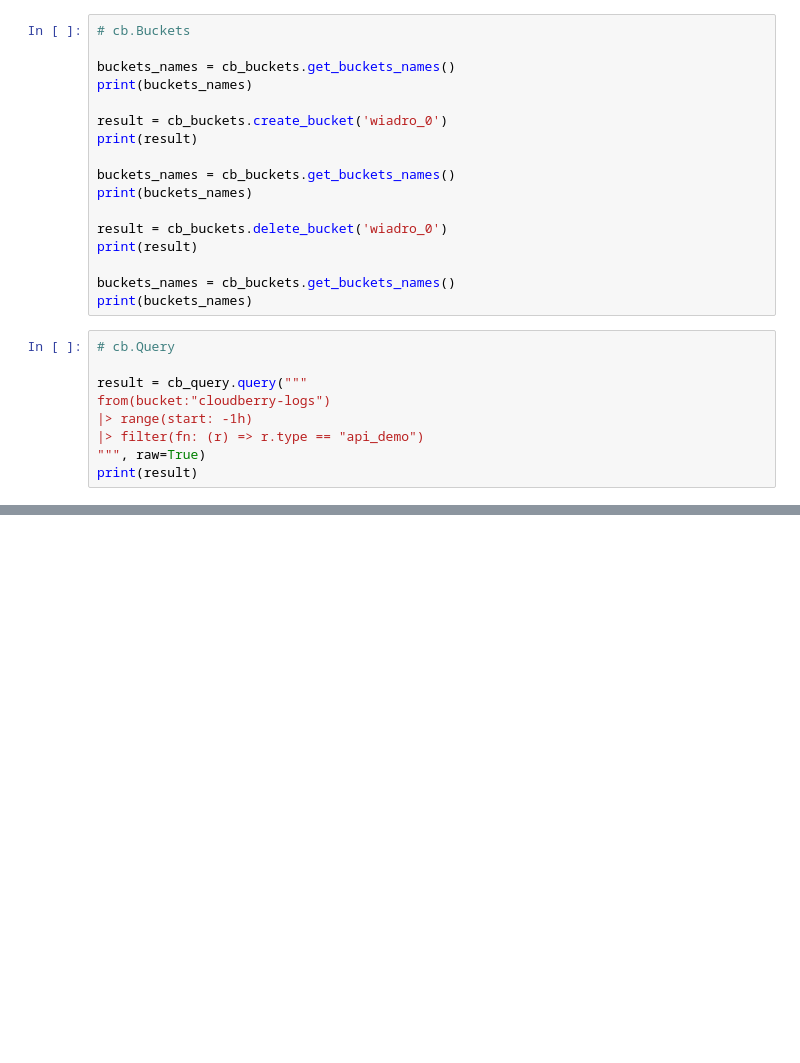
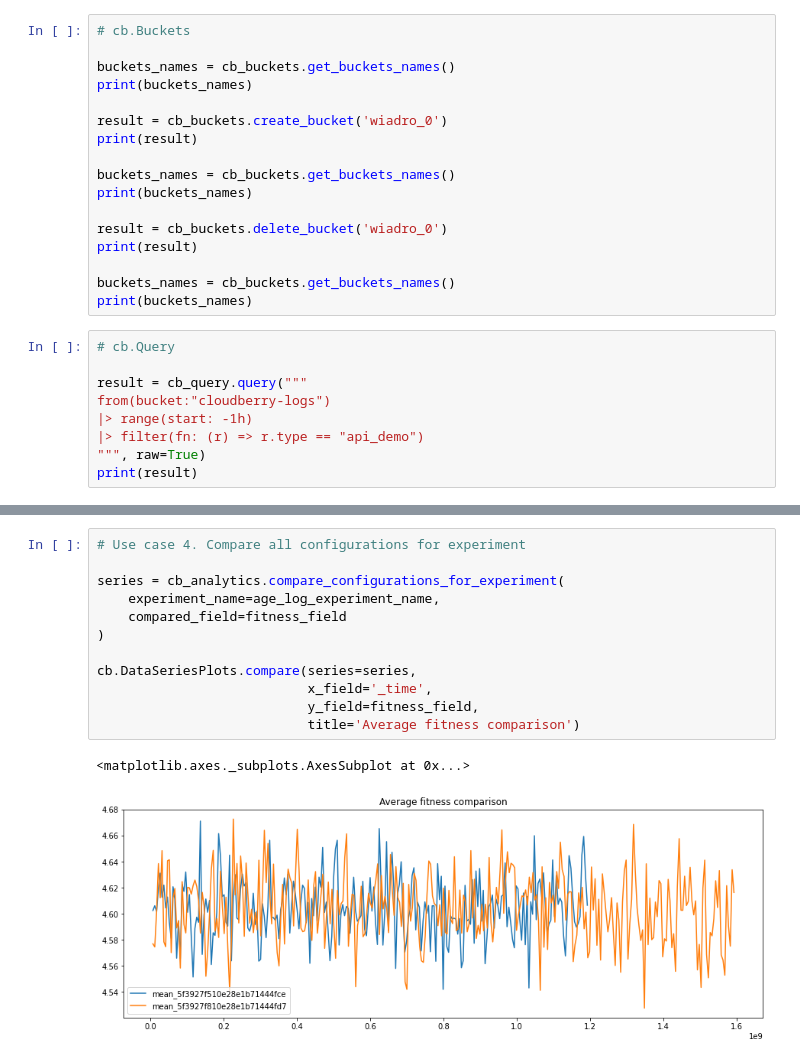
Before and after one commit to olliekrk/cloud-berry, a Jupyter notebook: cloudberry-py/example/cloudberry_demo.ipynb, the cells around one changed output, grey strips where cells are left out. Cells and saved outputs as stored; diff of their text form; blank space fills up the shorter version.

```diff
--- a/cloudberry-py/example/cloudberry_demo.ipynb
+++ b/cloudberry-py/example/cloudberry_demo.ipynb
@@ -131,0 +198,15 @@ TypeError: list indices must be integers or slices, not str
+# %%
+# Use case 4. Compare all configurations for experiment
+
+series = cb_analytics.compare_configurations_for_experiment(
+    experiment_name=age_log_experiment_name,
+    compared_field=fitness_field
+)
+
+cb.DataSeriesPlots.compare(series=series,
+                           x_field='_time',
+                           y_field=fitness_field,
+                           title='Average fitness comparison')
+# %% [output]
+<matplotlib.axes._subplots.AxesSubplot at 0x...>
+[figure, added]
```
Also changed, not shown: parts of 9 cells of this notebook, 10 other files.
